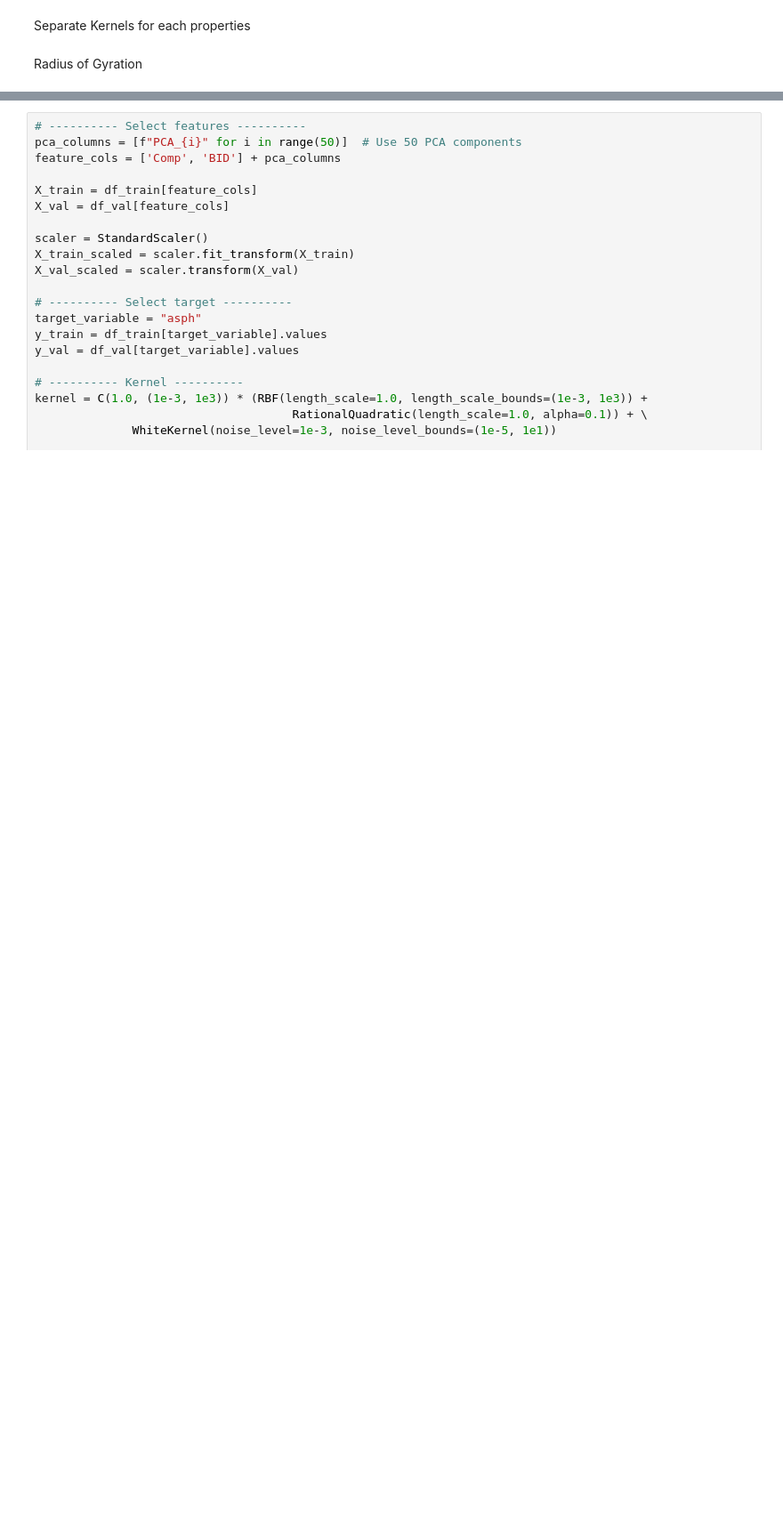
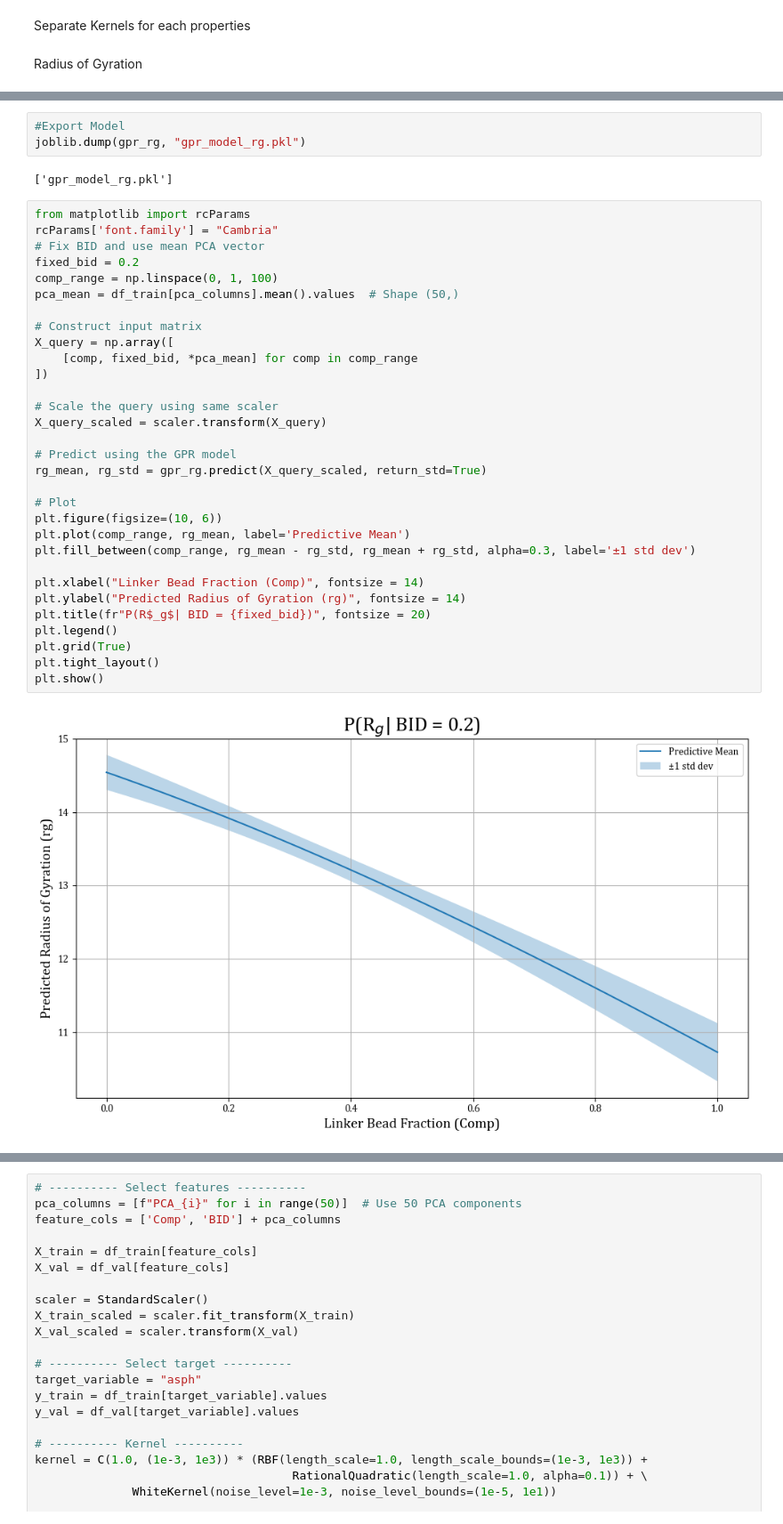
Before and after one commit to PhucMTran/COS-513-Project, a Jupyter notebook: COS513_Project.ipynb, the cells around one changed output, grey strips where cells are left out. Shown at 89% size. Saved outputs shown, nothing was run; the diff lists cells and outputs as text; blank space fills up the shorter version.

```diff
--- a/COS513_Project.ipynb
+++ b/COS513_Project.ipynb
@@ -224,0 +278,38 @@ Radius of Gyration
+# %%
+#Export Model
+joblib.dump(gpr_rg, "gpr_model_rg.pkl")
+# %% [output]
+['gpr_model_rg.pkl']
+# %%
+from matplotlib import rcParams
+rcParams['font.family'] = "Cambria"
+# Fix BID and use mean PCA vector
+fixed_bid = 0.2
+comp_range = np.linspace(0, 1, 100)
+pca_mean = df_train[pca_columns].mean().values  # Shape (50,)
+
+# Construct input matrix
+X_query = np.array([
+    [comp, fixed_bid, *pca_mean] for comp in comp_range
+])
+
+# Scale the query using same scaler
+X_query_scaled = scaler.transform(X_query)
+
+# Predict using the GPR model
+rg_mean, rg_std = gpr_rg.predict(X_query_scaled, return_std=True)
+
+# Plot
+plt.figure(figsize=(10, 6))
+plt.plot(comp_range, rg_mean, label='Predictive Mean')
+plt.fill_between(comp_range, rg_mean - rg_std, rg_mean + rg_std, alpha=0.3, label='±1 std dev')
+
+plt.xlabel("Linker Bead Fraction (Comp)", fontsize = 14)
+plt.ylabel("Predicted Radius of Gyration (rg)", fontsize = 14)
+plt.title(fr"P(R$_g$| BID = {fixed_bid})", fontsize = 20)
+plt.legend()
+plt.grid(True)
+plt.tight_layout()
+plt.show()
+# %% [output]
+[figure, added]
```
Also changed, not shown: parts of 9 cells of this notebook.
